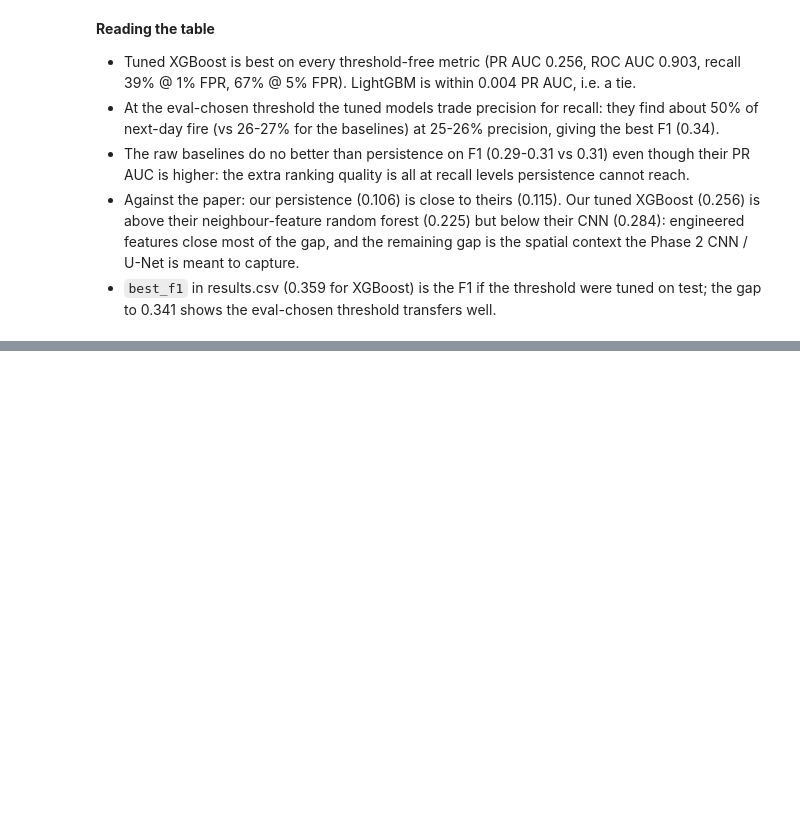
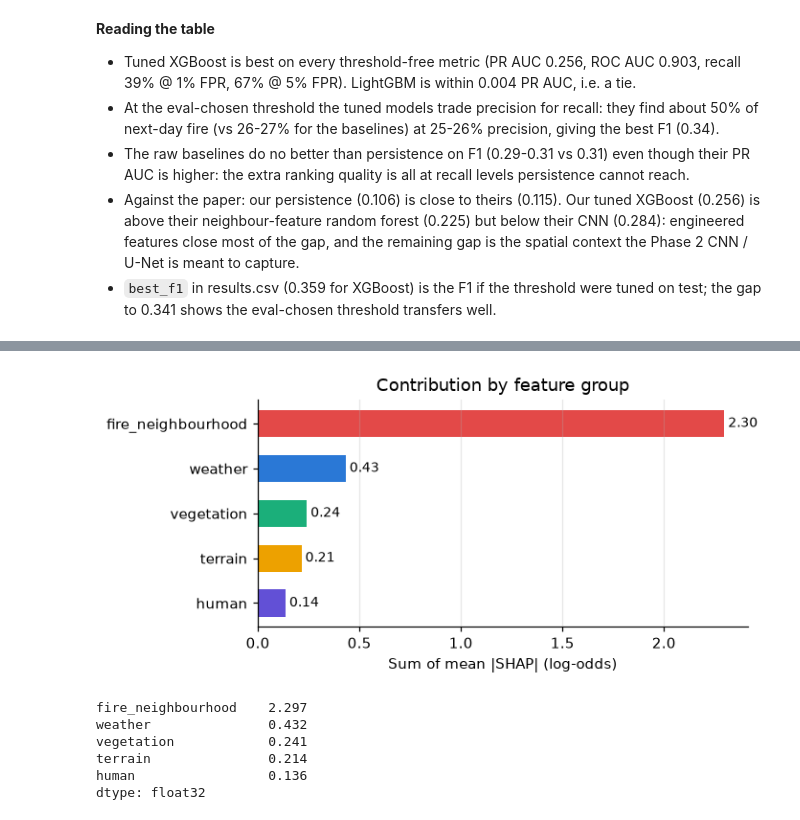
Before and after one commit to harshilv17/next-day-wildfire-spread, a Jupyter notebook: notebooks/02_evaluation.ipynb, the cells around one changed output, grey strips where cells are left out. Saved outputs shown, nothing was run; the diff lists cells and outputs as text; code cells hidden in the pictures; blank space fills up the shorter version.

```diff
--- a/notebooks/02_evaluation.ipynb
+++ b/notebooks/02_evaluation.ipynb
@@ -269,0 +511,22 @@ plt.show()
+# %%
+# Importance by feature group: sum of mean |SHAP| over the features in each group.
+mean_abs = pd.Series(np.abs(shap_values).mean(axis=0), index=ALL_FEATURES)
+by_group = mean_abs.groupby(GROUP_OF).sum().sort_values(ascending=False)
+
+fig, ax = plt.subplots(figsize=(6, 2.8))
+ax.barh(by_group.index[::-1], by_group.values[::-1], color=[GROUP_COLORS[g] for g in by_group.index[::-1]], height=0.6)
+for k, v in enumerate(by_group.values[::-1]):
+    ax.text(v, k, f" {v:.2f}", va="center", fontsize=9)
+ax.set(xlabel="Sum of mean |SHAP| (log-odds)", title="Contribution by feature group")
+ax.grid(axis="y", visible=False)
+fig.savefig(FIGS / "eval_shap_groups.png")
+plt.show()
+by_group.round(3)
+# %% [output]
+[figure, added]
+fire_neighbourhood    2.297
+weather               0.432
+vegetation            0.241
+terrain               0.214
+human                 0.136
+dtype: float32
```
Also changed, not shown: parts of 23 cells of this notebook, 3 other files.
